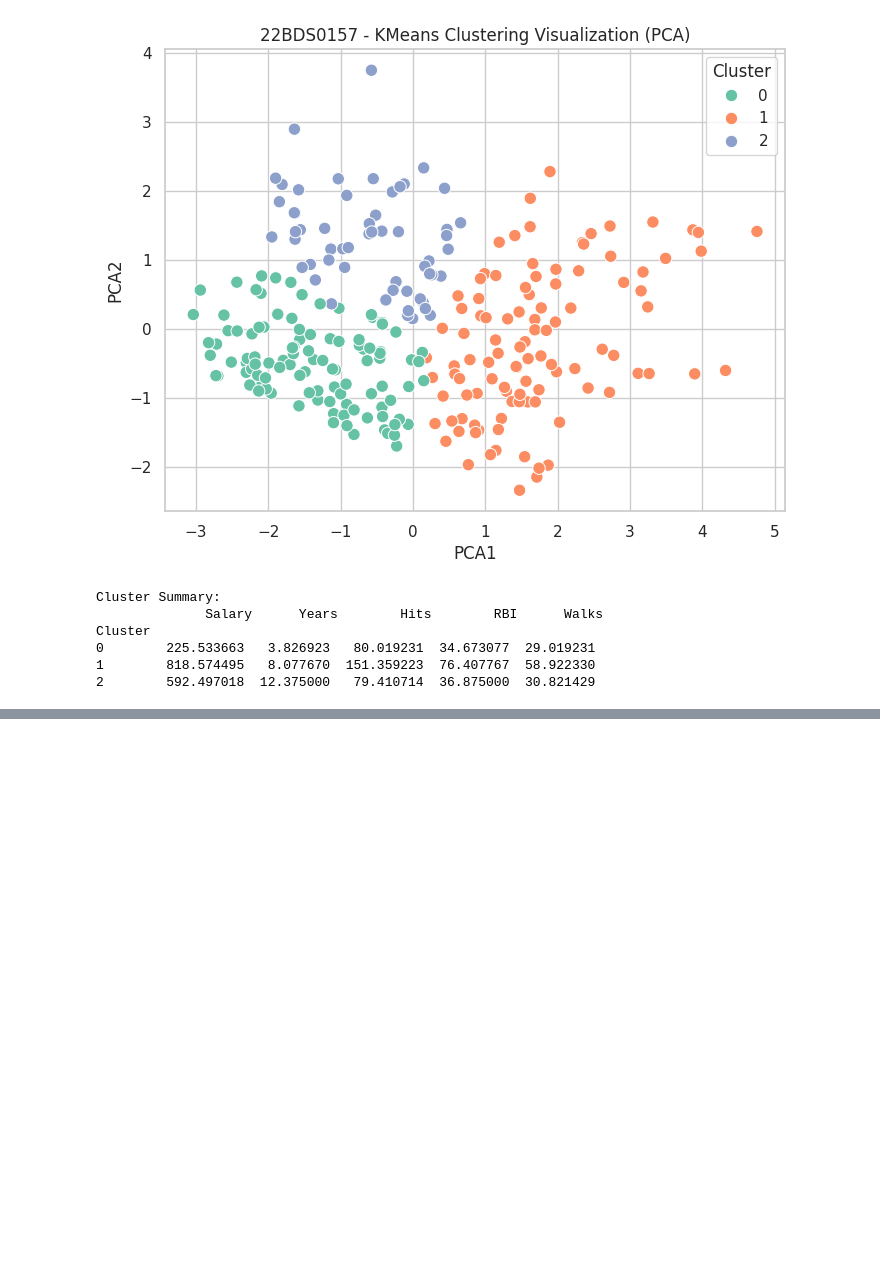
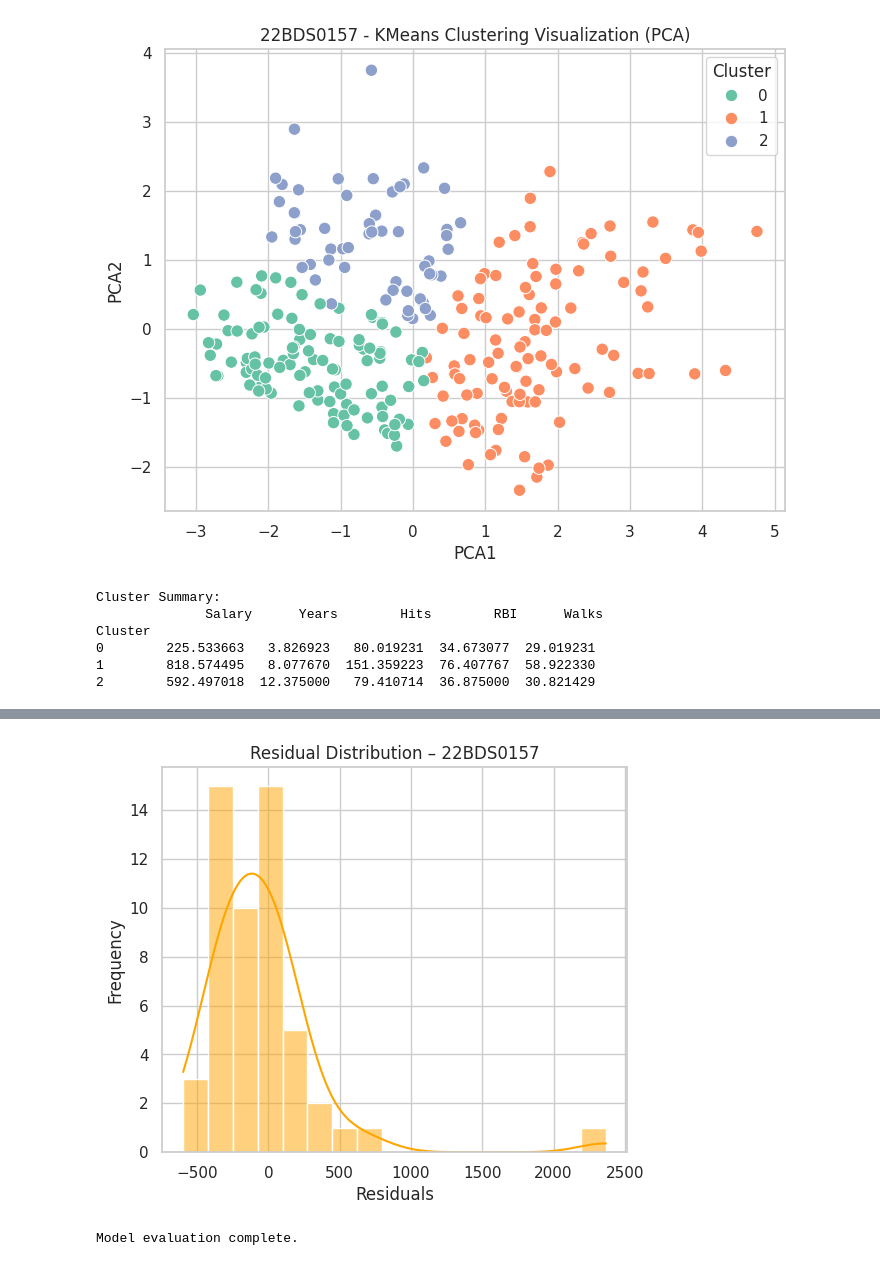
Before and after one commit to utkarshzy/EDA_project_22BDS0157, a Jupyter notebook: 22BDS0157.ipynb, the cells around one changed output, grey strips where cells are left out. Saved outputs shown, nothing was run; the diff lists cells and outputs as text; code cells hidden in the pictures; blank space fills up the shorter version.

Commit message:
model evaluation completed

```diff
--- a/22BDS0157.ipynb
+++ b/22BDS0157.ipynb
@@ -571,0 +666,13 @@ Cluster
+# %%
+# Residual Analysis
+residuals = y_test - y_pred_mlr
+plt.figure(figsize=(6,5))
+sns.histplot(residuals, kde=True, color='orange')
+plt.title("Residual Distribution – 22BDS0157")
+plt.xlabel("Residuals")
+plt.ylabel("Frequency")
+plt.show()
+print("\nModel evaluation complete.")
+# %% [output]
+[figure, added]
+Model evaluation complete.
```
Also changed, not shown: parts of 6 cells of this notebook.
